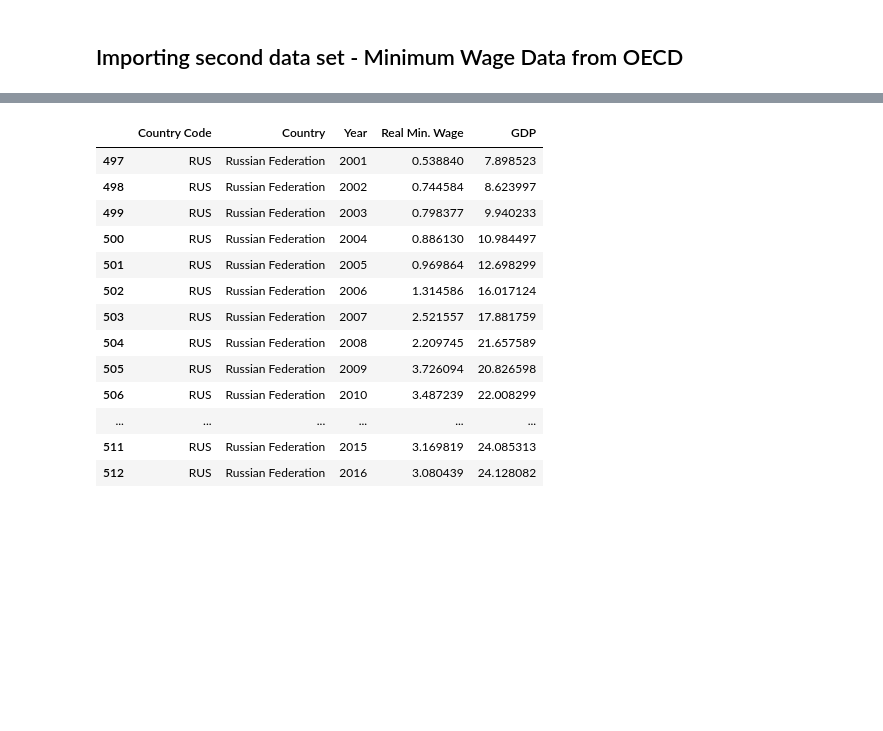
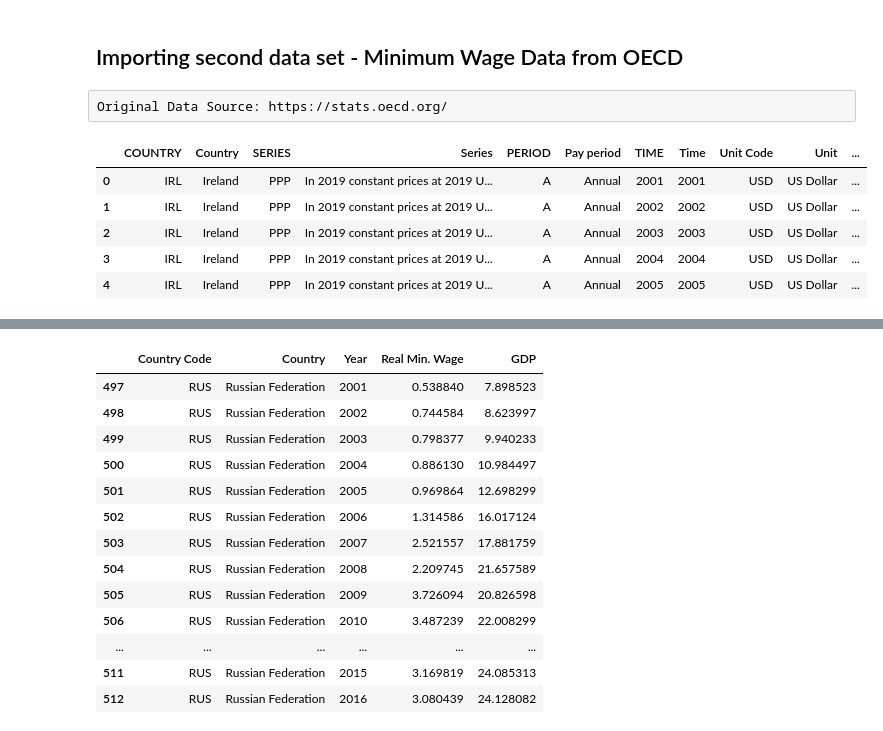
Before and after one commit to bradenbale/SYSC4906-Project, a Jupyter notebook: MinimumWageAndGDP.ipynb, the cells around one changed output, grey strips where cells are left out. Saved outputs shown, nothing was run; the diff lists cells and outputs as text; code cells hidden in the pictures; blank space fills up the shorter version.

```diff
--- a/MinimumWageAndGDP.ipynb
+++ b/MinimumWageAndGDP.ipynb
@@ -28,3 +41,15 @@ gdp_df.head()
 | 4 | AUS | 2004 | 33.865907 |
 # %% [markdown]
 ## Importing second data set - Minimum Wage Data from OECD
+# %% [raw]
+Original Data Source: https://stats.oecd.org/
+# %%
+MinWage_df = pd.read_csv("datasets/RealMinimumWages.csv")
+MinWage_df.head()
+# %% [output]
+|  | COUNTRY | Country | SERIES | Series | PERIOD | Pay period | TIME | Time | Unit Code | Unit | ... |
+| 0 | IRL | Ireland | PPP | In 2019 constant prices at 2019 U... | A | Annual | 2001 | 2001 | USD | US Dollar | ... |
+| 1 | IRL | Ireland | PPP | In 2019 constant prices at 2019 U... | A | Annual | 2002 | 2002 | USD | US Dollar | ... |
+| 2 | IRL | Ireland | PPP | In 2019 constant prices at 2019 U... | A | Annual | 2003 | 2003 | USD | US Dollar | ... |
+| 3 | IRL | Ireland | PPP | In 2019 constant prices at 2019 U... | A | Annual | 2004 | 2004 | USD | US Dollar | ... |
+| 4 | IRL | Ireland | PPP | In 2019 constant prices at 2019 U... | A | Annual | 2005 | 2005 | USD | US Dollar | ... |
```
Also changed, not shown: parts of 20 cells of this notebook.
